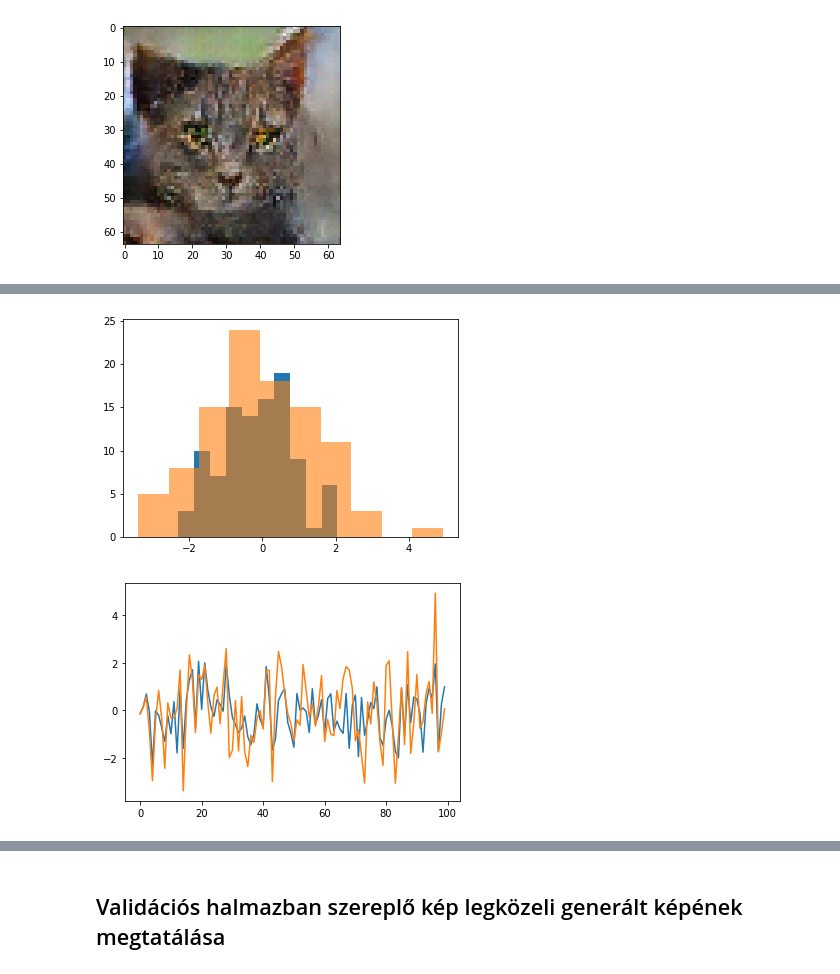
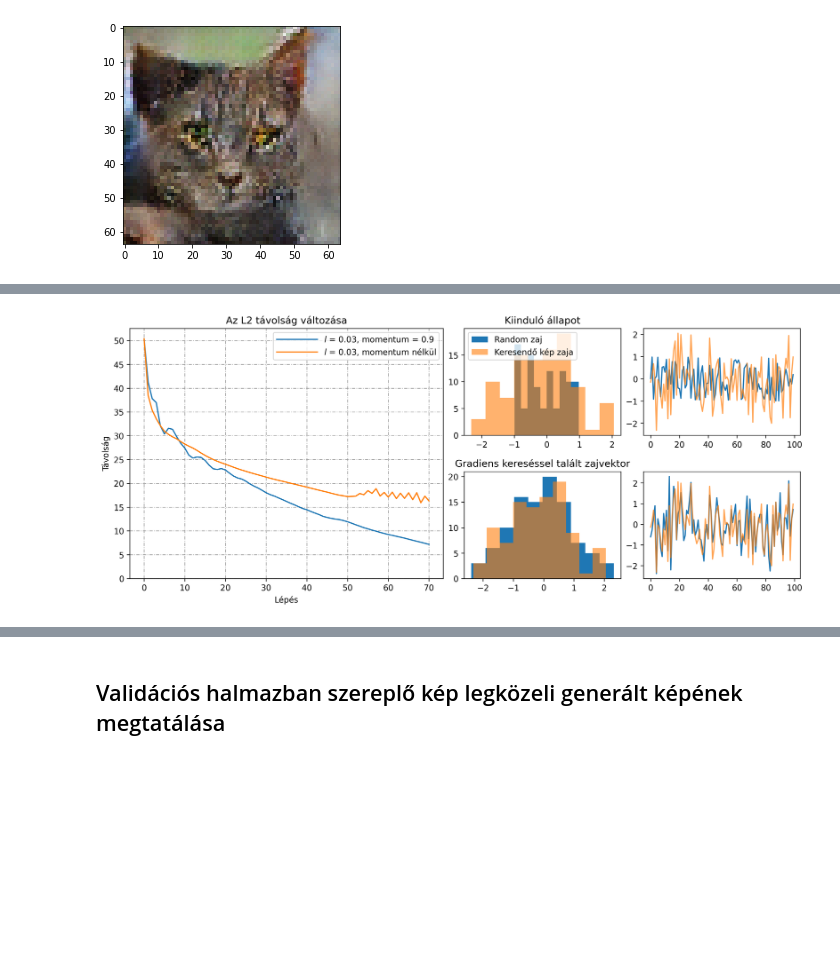
Before and after one commit to DanielNagy97/diplomamunka, a Jupyter notebook: docs/notebooks/WanderingInLatentDim.ipynb, the cells around one changed output, grey strips where cells are left out. Cells and saved outputs as stored; diff of their text form; code cells hidden in the pictures; blank space fills up the shorter version.

```diff
--- a/docs/notebooks/WanderingInLatentDim.ipynb
+++ b/docs/notebooks/WanderingInLatentDim.ipynb
@@ -201,14 +179,38 @@ plt.show()
-# %%
-plt.hist(starter_image_noise.numpy().flatten())
-plt.hist(gradient_momentum_noise.numpy().flatten(), alpha=0.6)
-plt.show()
-
-plt.plot(starter_image_noise.numpy().flatten())
-plt.plot(gradient_momentum_noise.numpy().flatten())
-plt.show()
-# %% [output]
-[figure, removed]
-[figure, removed]
+# %%
+fig = plt.figure(figsize=(12, 5), dpi=300, constrained_layout=True)
+axs = fig.subplot_mosaic([['Losses', 'TopRight', 'TopRight2'],['Losses', 'BottomRight', 'BottomRight2']],
+                          gridspec_kw={'width_ratios':[2, 1, 1]})
+axs['Losses'].set_xlabel('Lépés')
+axs['Losses'].set_ylabel('Távolság')
+axs['Losses'].set_title('Az L2 távolság változása')
+
+axs['Losses'].grid(True, color='0.6', dashes=(5, 2, 1, 2))
+
+axs['Losses'].plot(gdm_losses, label="$l$ = 0.03, momentum = 0.9")
+axs['Losses'].plot(gd_losses, label="$l$ = 0.03, momentum nélkül")
+axs['Losses'].set_ylim(bottom=0)
+axs['Losses'].yaxis.set_major_locator(ticker.MultipleLocator(5))
+axs['Losses'].xaxis.set_major_locator(ticker.MultipleLocator(10))
+axs['Losses'].legend(loc=0, handlelength=5)
+
+
+axs['TopRight'].set_title("Kiinduló állapot")
+axs['TopRight'].hist(random_noise.numpy().flatten(), label="Random zaj")
+axs['TopRight'].hist(starter_image_noise.numpy().flatten(), alpha=0.6, label="Keresendő kép zaja")
+axs['TopRight'].legend(loc=2)
+
+axs['TopRight2'].plot(random_noise.numpy().flatten())
+axs['TopRight2'].plot(starter_image_noise.numpy().flatten(), alpha=0.7)
+
+axs['BottomRight'].set_title("Gradiens kereséssel talált zajvektor")
+axs['BottomRight'].hist(gradient_momentum_noise.numpy().flatten())
+axs['BottomRight'].hist(starter_image_noise.numpy().flatten(), alpha=0.6)
+
+axs['BottomRight2'].plot(gradient_momentum_noise.numpy().flatten())
+axs['BottomRight2'].plot(starter_image_noise.numpy().flatten(), alpha=0.7)
+plt.show()
+# %% [output]
+[figure, added]
 # %%
 grad_image = generator(gradient_noise, training=False)[0][0]
 
```
Also changed, not shown: parts of 10 cells of this notebook, 4 other files.
